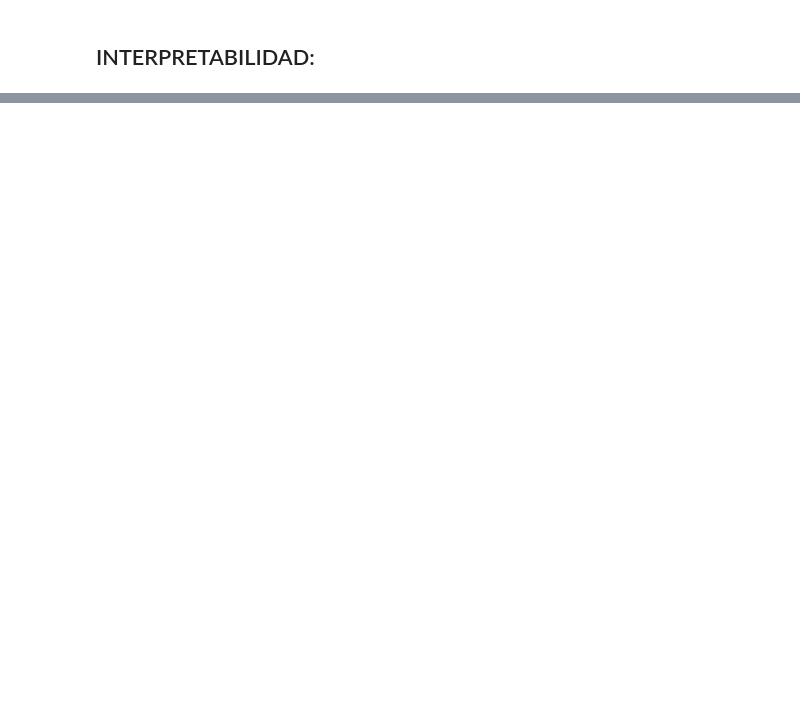
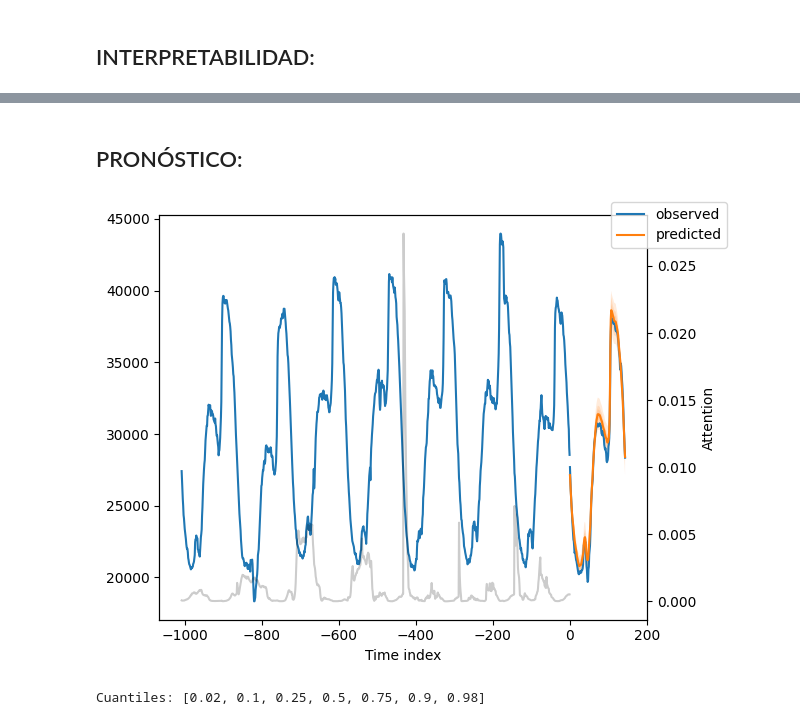
Before and after one commit to Camiau20/Camiau20, a Jupyter notebook: notebooks/09_TFT.ipynb, the cells around one changed output, grey strips where cells are left out. Drawn from its saved outputs; the diff is of its cells as text; code cells hidden in the pictures; blank space fills up the shorter version.

Commit message:
Add model training and forecast

```diff
--- a/notebooks/09_TFT.ipynb
+++ b/notebooks/09_TFT.ipynb
@@ -223,0 +242,16 @@ RuntimeError: Expected all tensors to be on the same device, but got tensors is
+# %%
+tft = TemporalFusionTransformer.from_dataset(
+    training,
+    learning_rate=1e-3,
+    hidden_size=64,
+    attention_head_size=4,
+    dropout=0.1,
+    hidden_continuous_size=32,
+    loss=QuantileLoss(),
+)
+
+
+tft.load_state_dict(torch.load("tft_model_state_dict.pt", map_location="cuda" if torch.cuda.is_available() else "cpu"))
+
+tft.eval()  # poner en modo evaluación
+print("✅ Modelo TFT cargado correctamente desde tft_model_state_dict.pt")
@@ -224,15 +262,10 @@ RuntimeError: Expected all tensors to be on the same device, but got tensors is
 # %% [markdown]
 #### **Predicción**
 # %%
-best_model_path = trainer.checkpoint_callback.best_model_path
-tft_loaded = TFTLightningWrapper.load_from_checkpoint(best_model_path, tft=tft, loss=QuantileLoss())
-tft = tft_loaded.tft  # modelo real
+raw_predictions = tft.predict(val_dataloader, mode="raw", return_x=True) #Sería tft_module.tft.predict si lo hicieramos sin el checkpoint
 
-# predicción raw (necesaria para interpretar internamente)
-raw_predictions = tft.predict(val_dataloader, mode="raw", return_x=True)
 
-# determinar índice de la mediana de forma dinámica (evita hardcode)
-quantiles = list(tft.loss.quantiles)    # ej. [0.02,0.1,0.25,0.5,...]
+quantiles = list(tft.loss.quantiles)
 median_idx = quantiles.index(0.5) if 0.5 in quantiles else len(quantiles)//2
 
 # extraer mediana de predicción (shape: n_samples, prediction_length)
@@ -244,8 +277,8 @@ for x_batch, y_batch in val_dataloader:
     # y_batch[0] contiene target según la estructura típica de pytorch-forecasting
     y_true_list.append(y_batch[0].cpu().numpy())
 
-y_true = np.concatenate(y_true_list, axis=0)  # shape: (n_samples, prediction_length, 1)
-y_true = y_true.squeeze(-1)  # (n_samples, prediction_length)
+y_true = np.concatenate(y_true_list, axis=0)  # shape: (n_samples, prediction_length)
+
 
 # aplanar para métricas comparables
 y_true_flat = y_true.flatten()
@@ -270,0 +325,11 @@ for k, v in interpretation.items():
+# %% [markdown]
+## PRONÓSTICO:
+# %%
+tft.plot_prediction(raw_predictions.x, raw_predictions.output, idx=0)
+plt.show()
+# %% [output]
+[figure, added]
+# %%
+print("Cuantiles:", quantiles)
+# %% [output]
+Cuantiles: [0.02, 0.1, 0.25, 0.5, 0.75, 0.9, 0.98]
```
Also changed, not shown: parts of 8 cells of this notebook.
